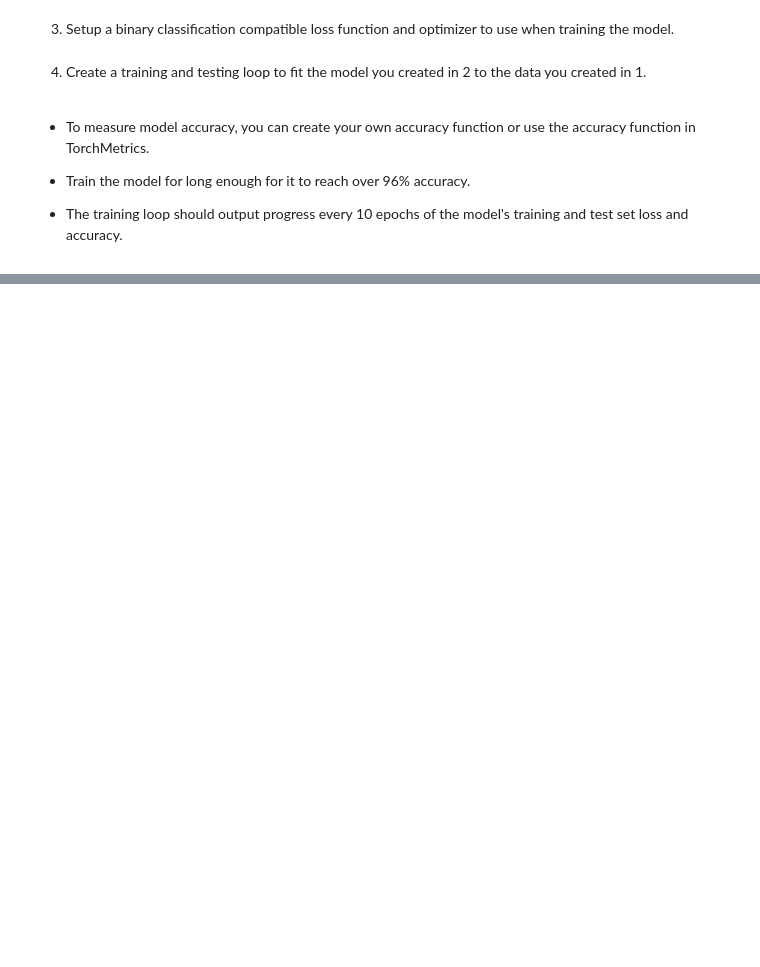
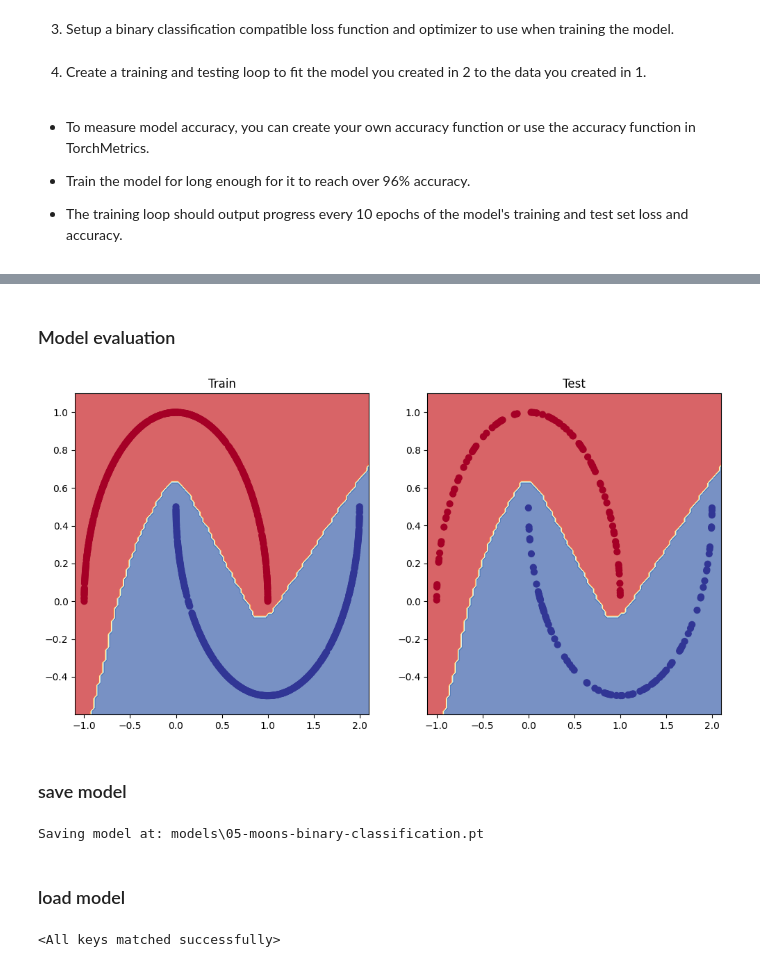
Before and after one commit to MuhammadAbuBakarQureshi/Machine-Learning, a Jupyter notebook: PyTorch/06-PyTorch-Classification-Exercise.ipynb, the cells around one changed output, grey strips where cells are left out. Drawn from its saved outputs; the diff is of its cells as text; code cells hidden in the pictures; blank space fills up the shorter version.

```diff
--- a/PyTorch/06-PyTorch-Classification-Exercise.ipynb
+++ b/PyTorch/06-PyTorch-Classification-Exercise.ipynb
@@ -88,20 +96,25 @@ Feel free to use any combination of PyTorch layers (linear and non-linear) you w
 # %%
 class MoonsClassificationV1(nn.Module):
 
-    def __init__(self):
+    def __init__(self, hidden_units):
         super().__init__()
 
         self.layer_stack = nn.Sequential(
 
-            nn.Linear(in_features=2, out_features=5),
-            nn.Linear(in_features=5, out_features=1)
+            nn.Linear(in_features=2, out_features=hidden_units),
+            nn.ReLU(),
+            nn.Linear(in_features=hidden_units, out_features=hidden_units),
+            nn.ReLU(),
+            nn.Linear(in_features=hidden_units, out_features=hidden_units),
+            nn.ReLU(),
+            nn.Linear(in_features=hidden_units, out_features=1)
         )
 
     def forward(self, x:torch.tensor) -> torch.tensor:
 
         return self.layer_stack(x)
 
-model_0 = MoonsClassificationV1().to(device)
+model_0 = MoonsClassificationV1(30).to(device)
 model_0
 # %% [output]
 MoonsClassificationV1(
@@ -127,0 +213,36 @@ optimizer = torch.optim.SGD(params=model_0.parameters(),
+# %% [markdown]
+### Model evaluation
+# %%
+plt.figure(figsize=(12, 6))
+
+plt.subplot(1, 2, 1)
+plt.title("Train")
+plot_decision_boundary(model_0, X_train, y_train)
+
+
+plt.subplot(1, 2, 2)
+plt.title("Test")
+plot_decision_boundary(model_0, X_test, y_test)
+# %% [output]
+[figure, added]
+# %% [markdown]
+### save model
+# %%
+MODEL_PATH = Path("models")
+MODEL_PATH.mkdir(parents=True, exist_ok=True)
+
+MODEL_NAME = "05-moons-binary-classification.pt"
+MODEL_SAVE_PATH = MODEL_PATH / MODEL_NAME
+
+print(f"Saving model at: {MODEL_SAVE_PATH}")
+torch.save(obj=model_0.state_dict(),
+           f=MODEL_SAVE_PATH)
+# %% [output]
+Saving model at: models\05-moons-binary-classification.pt
+# %% [markdown]
+### load model
+# %%
+loaded_model_0 = MoonsClassificationV1(30)
+loaded_model_0.load_state_dict(torch.load(MODEL_SAVE_PATH))
+# %% [output]
+<All keys matched successfully>
```
Also changed, not shown: parts of 10 cells of this notebook.
